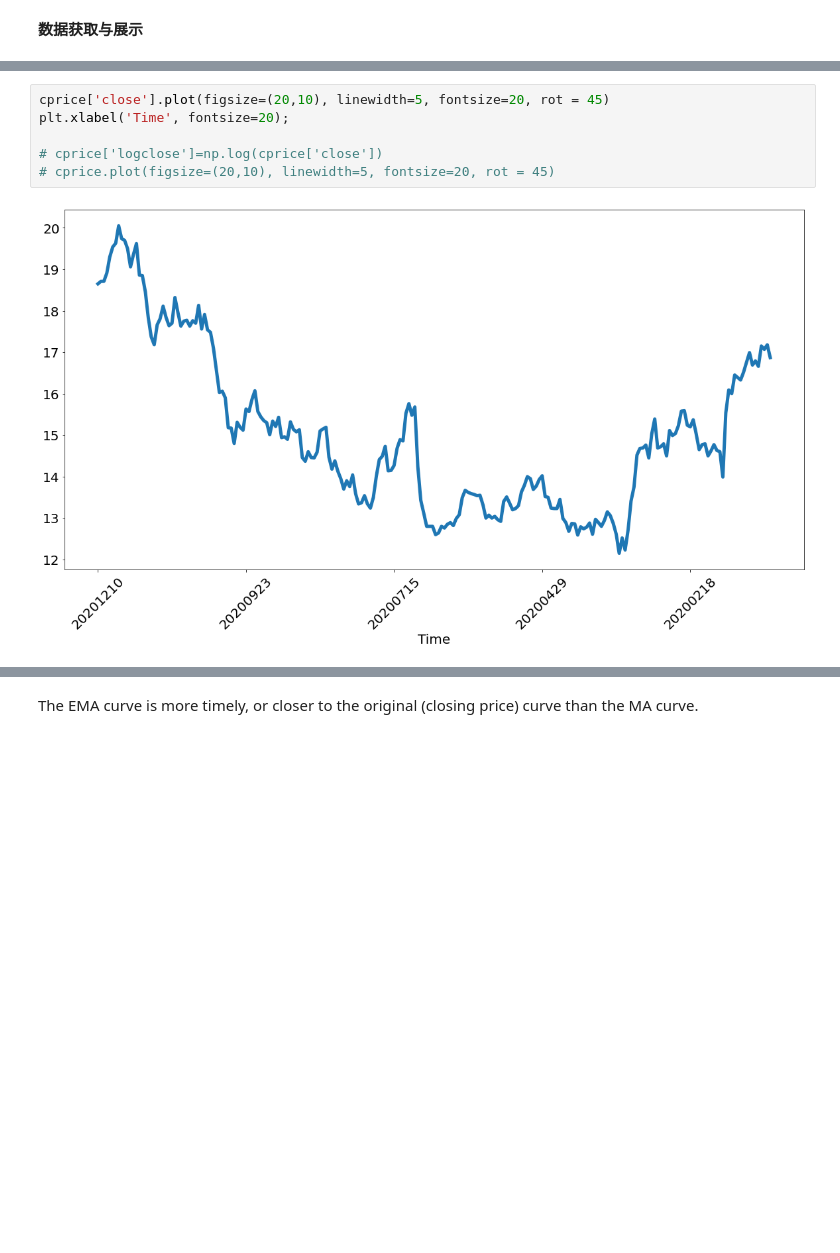
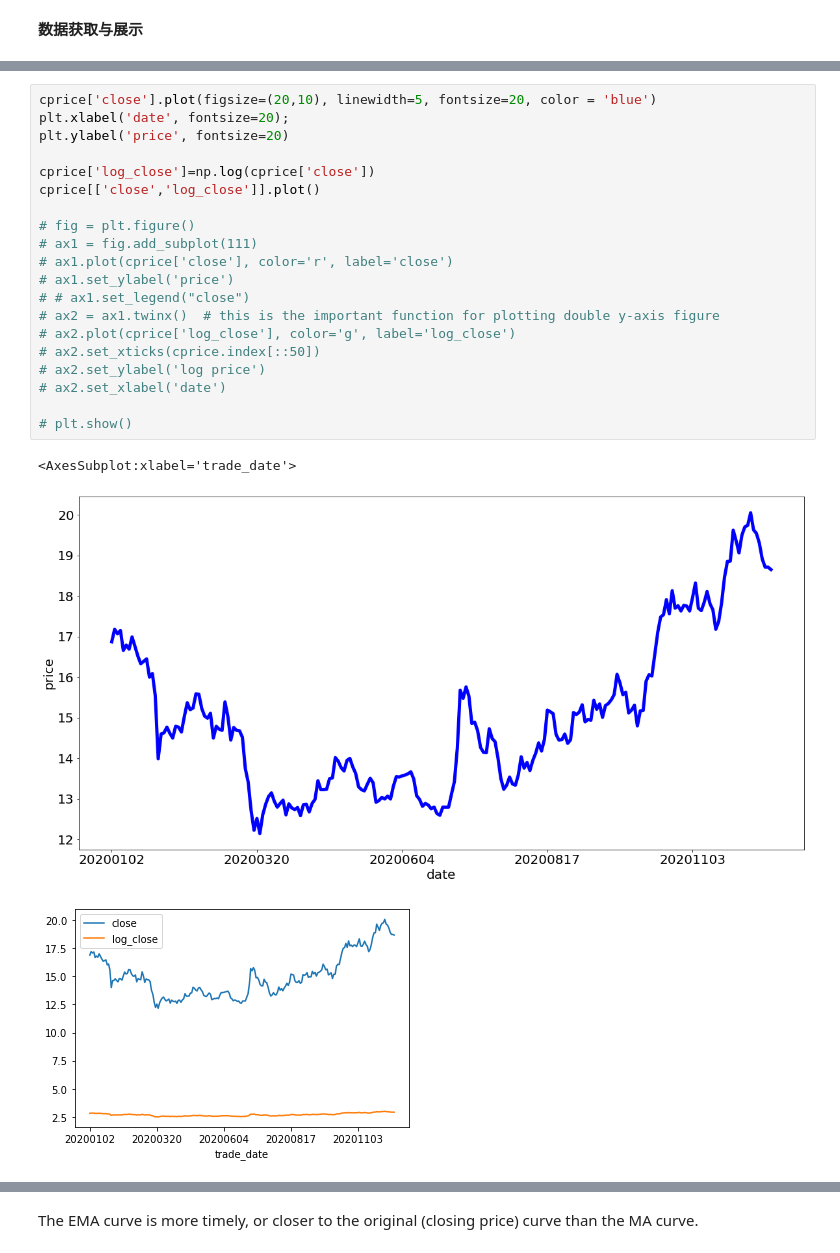
Before and after one commit to superMC5657/jrxy_python_course, a Jupyter notebook: ProgramSession/time_series_learn.ipynb, the cells around one changed output, grey strips where cells are left out. Saved outputs shown, nothing was run; the diff lists cells and outputs as text; blank space fills up the shorter version.

```diff
--- a/ProgramSession/time_series_learn.ipynb
+++ b/ProgramSession/time_series_learn.ipynb
@@ -68,11 +67,27 @@ cprice
-# %%
-cprice['close'].plot(figsize=(20,10), linewidth=5, fontsize=20, rot = 45)
-plt.xlabel('Time', fontsize=20);
-
-# cprice['logclose']=np.log(cprice['close'])
-# cprice.plot(figsize=(20,10), linewidth=5, fontsize=20, rot = 45)
-# %% [output]
-[figure, removed]
+# %%
+cprice['close'].plot(figsize=(20,10), linewidth=5, fontsize=20, color = 'blue')
+plt.xlabel('date', fontsize=20);
+plt.ylabel('price', fontsize=20)
+
+cprice['log_close']=np.log(cprice['close'])
+cprice[['close','log_close']].plot()
+
+# fig = plt.figure()
+# ax1 = fig.add_subplot(111)
+# ax1.plot(cprice['close'], color='r', label='close')
+# ax1.set_ylabel('price')
+# # ax1.set_legend("close")
+# ax2 = ax1.twinx()  # this is the important function for plotting double y-axis figure
+# ax2.plot(cprice['log_close'], color='g', label='log_close')
+# ax2.set_xticks(cprice.index[::50])
+# ax2.set_ylabel('log price')
+# ax2.set_xlabel('date')
+
+# plt.show()
+# %% [output]
+<AxesSubplot:xlabel='trade_date'>
+[figure, added]
+[figure, added]
 # %% [markdown]
 ### Identifying Trends in Time Series
 
```
Also changed, not shown: parts of 29 cells of this notebook.
